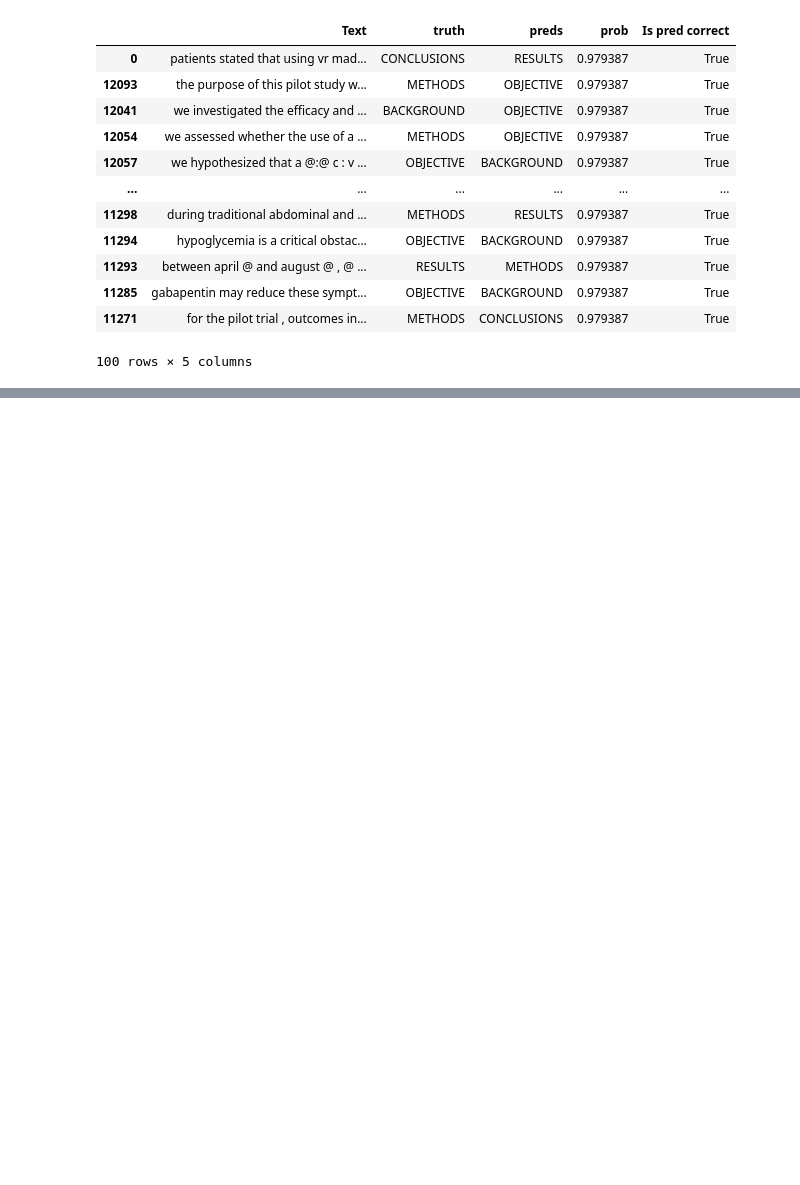
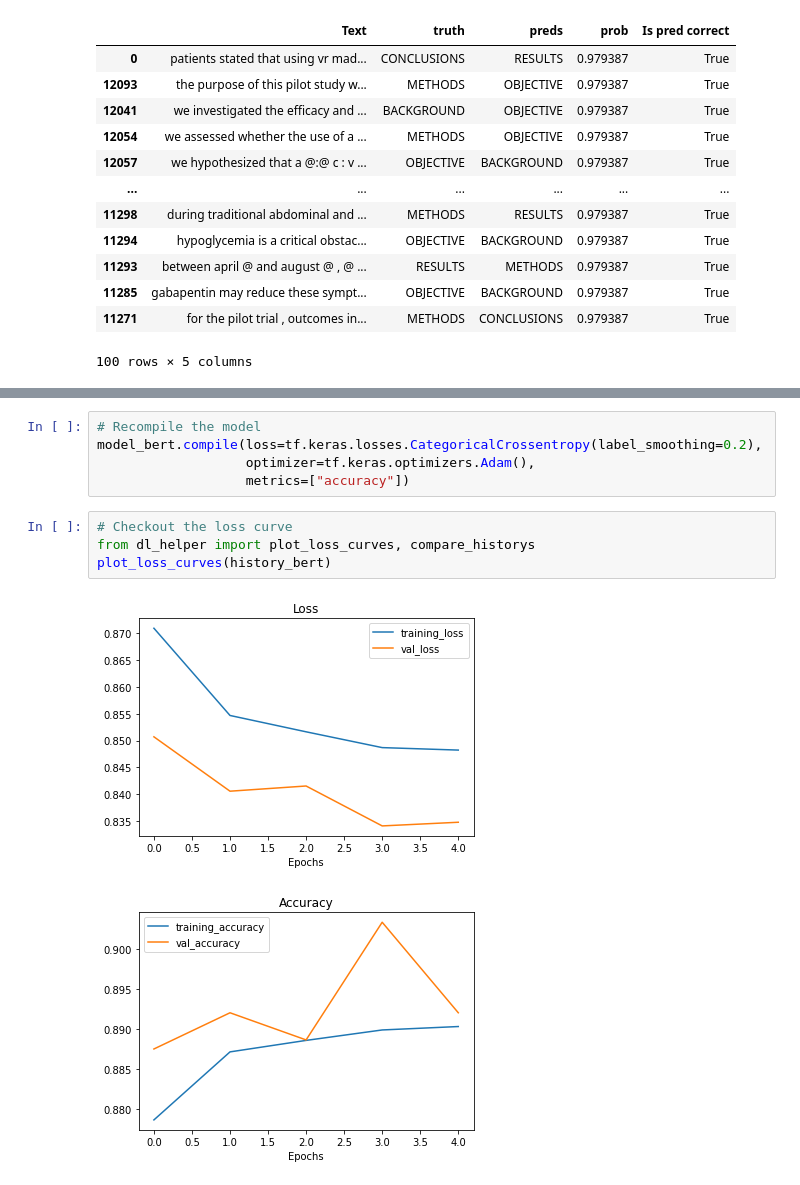
Before and after one commit to JpChii/ML-Projects, a Jupyter notebook: 09_skim_lit_40k_dataset.ipynb, the cells around one changed output, grey strips where cells are left out. Saved outputs shown, nothing was run; the diff lists cells and outputs as text; blank space fills up the shorter version.

```diff
--- a/09_skim_lit_40k_dataset.ipynb
+++ b/09_skim_lit_40k_dataset.ipynb
@@ -807,0 +1013,12 @@ top_100_wrong
+# %%
+# Recompile the model
+model_bert.compile(loss=tf.keras.losses.CategoricalCrossentropy(label_smoothing=0.2),
+                   optimizer=tf.keras.optimizers.Adam(),
+                   metrics=["accuracy"])
+# %%
+# Checkout the loss curve
+from dl_helper import plot_loss_curves, compare_historys
+plot_loss_curves(history_bert)
+# %% [output]
+[figure, added]
+[figure, added]
```
Also changed, not shown: parts of 69 cells of this notebook.
